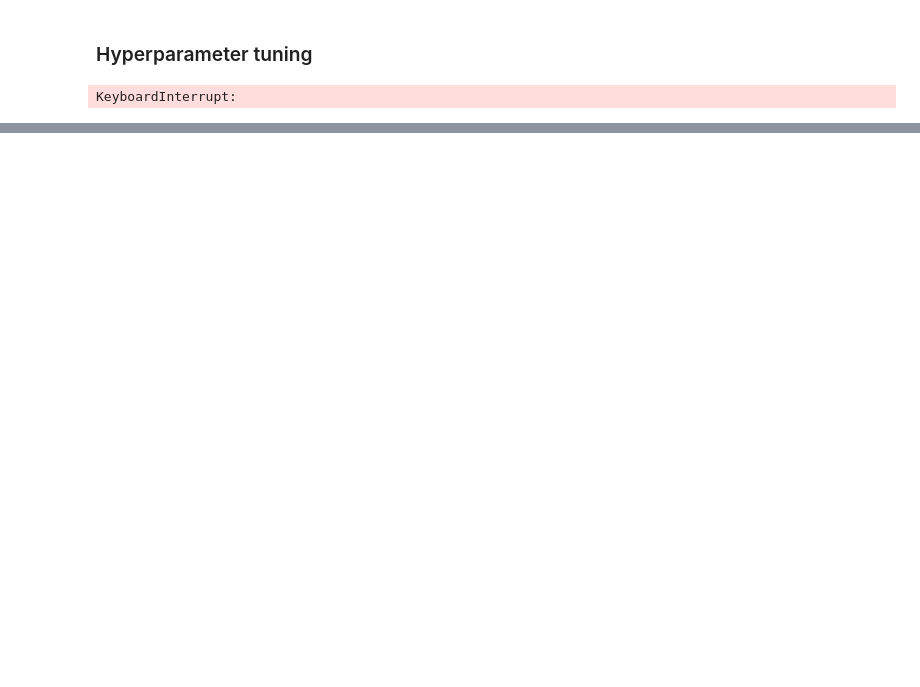
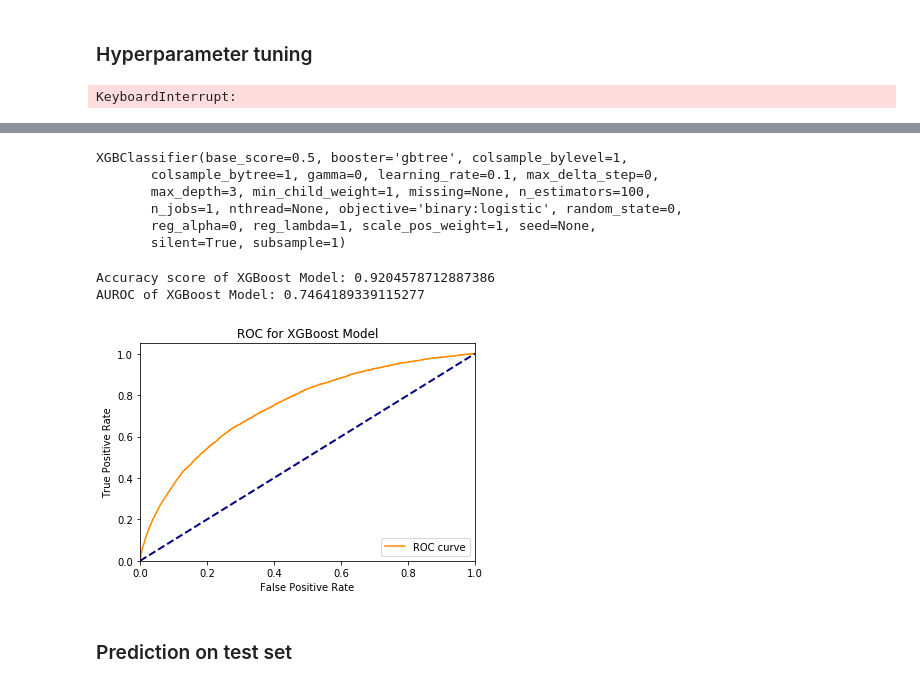
Before and after one commit to ASzwarc/HomeCreditDefaultRisk, a Jupyter notebook: HomeCreditDefaultRisk_Solution.ipynb, the cells around one changed output, grey strips where cells are left out. Saved outputs shown, nothing was run; the diff lists cells and outputs as text; code cells hidden in the pictures; blank space fills up the shorter version.

Commit message:
XGBoost - model with default parameters. Score on test set is 0,735.

```diff
--- a/HomeCreditDefaultRisk_Solution.ipynb
+++ b/HomeCreditDefaultRisk_Solution.ipynb
@@ -963,0 +957,4 @@ KeyboardInterrupt:
+# %%
+%%time
+xgb_class_default_model = XGBClassifier()
+xgb_class_default_model.fit(X_train, y_train)
@@ -963,0 +963,26 @@ KeyboardInterrupt:
+# %%
+print(xgb_class_default_model)
+# %% [output]
+XGBClassifier(base_score=0.5, booster='gbtree', colsample_bylevel=1,
+       colsample_bytree=1, gamma=0, learning_rate=0.1, max_delta_step=0,
+       max_depth=3, min_child_weight=1, missing=None, n_estimators=100,
+       n_jobs=1, nthread=None, objective='binary:logistic', random_state=0,
+       reg_alpha=0, reg_lambda=1, scale_pos_weight=1, seed=None,
+       silent=True, subsample=1)
+# %%
+xgb_class_predicted_labels = xgb_class_default_model.predict(X_test)
+xgb_class_pred_prob = xgb_class_default_model.predict_proba(X_test)[:,1]
+xgb_class_default_auc = roc_auc_score(y_test, xgb_class_pred_prob)
+xgb_class_default_accuracy = accuracy_score(y_test, xgb_class_predicted_labels)
+
+print("Accuracy score of XGBoost Model: {}".format(xgb_class_default_accuracy))
+print("AUROC of XGBoost Model: {}".format(xgb_class_default_auc))
+# %% [output]
+Accuracy score of XGBoost Model: 0.9204578712887386
+AUROC of XGBoost Model: 0.7464189339115277
+# %%
+plot_roc_curve_for_model(y_test, xgb_class_pred_prob, "ROC for XGBoost Model")
+# %% [output]
+[figure, added]
+# %% [markdown]
+### Prediction on test set
```
Also changed, not shown: parts of 15 cells of this notebook.
